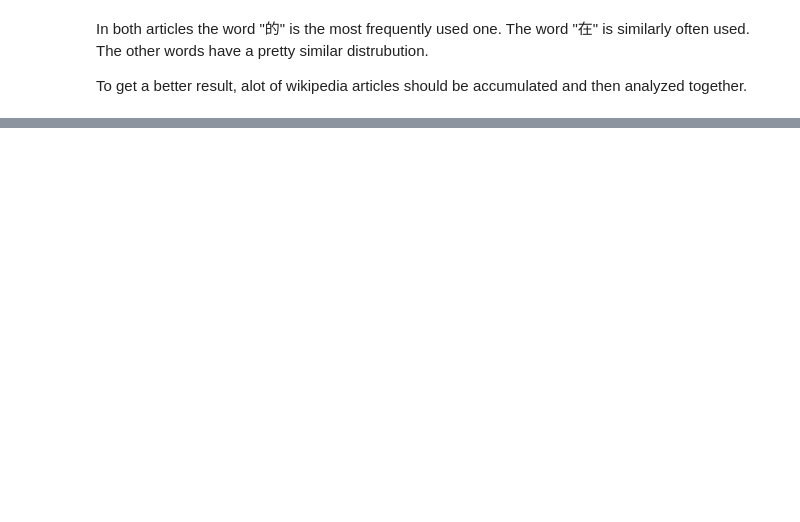
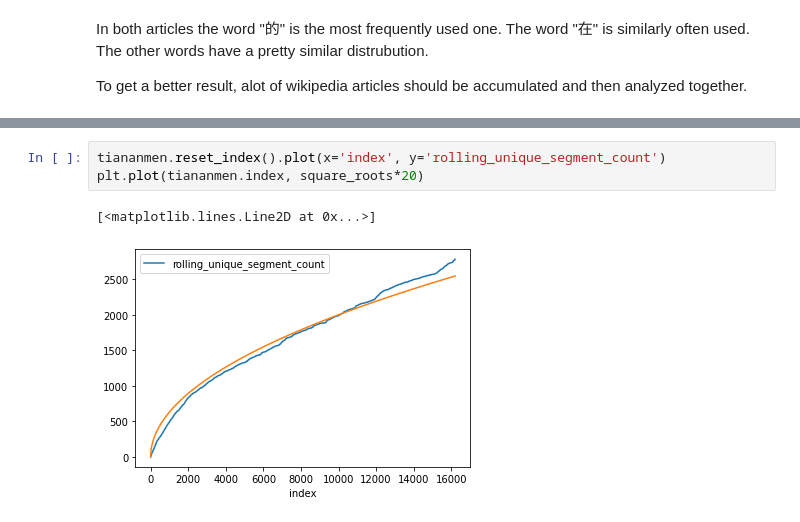
Before and after one commit to ptrstn/technikum-big-data, a Jupyter notebook: notebooks/wikipedia_segmentation.ipynb, the cells around one changed output, grey strips where cells are left out. Cells and saved outputs as stored; diff of their text form; blank space fills up the shorter version.

```diff
--- a/notebooks/wikipedia_segmentation.ipynb
+++ b/notebooks/wikipedia_segmentation.ipynb
@@ -148,0 +259,6 @@ To get a better result, alot of wikipedia articles should be accumulated and the
+# %%
+tiananmen.reset_index().plot(x='index', y='rolling_unique_segment_count')
+plt.plot(tiananmen.index, square_roots*20)
+# %% [output]
+[<matplotlib.lines.Line2D at 0x...>]
+[figure, added]
```
Also changed, not shown: parts of 22 cells of this notebook, 2 other files.
